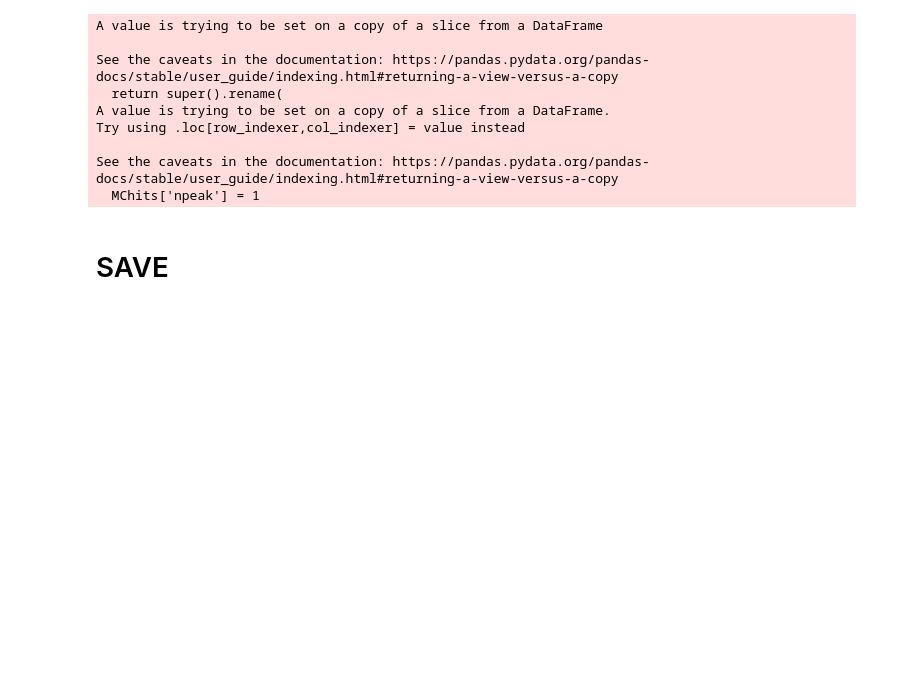
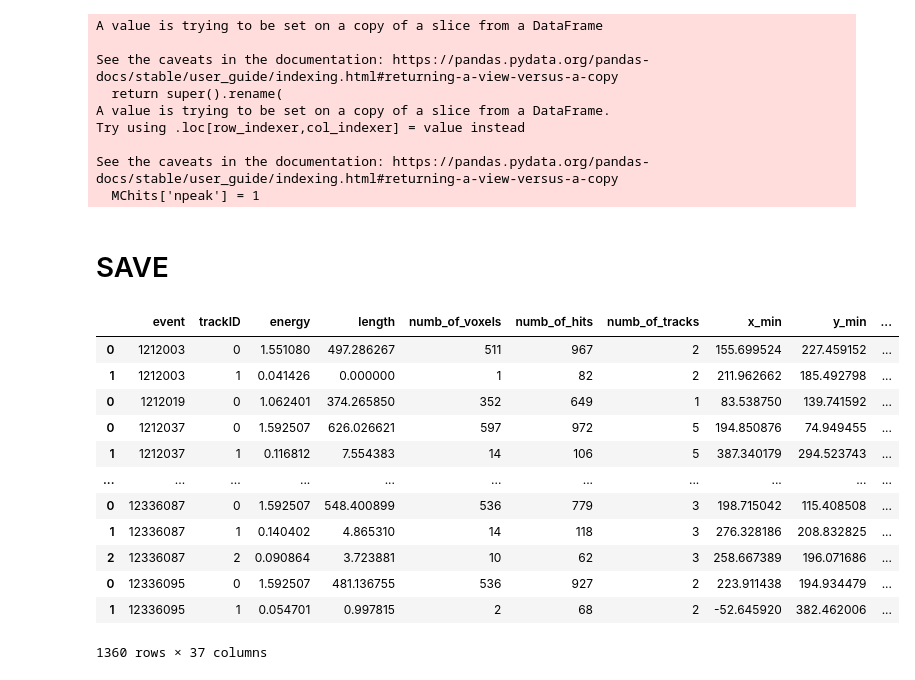
Before and after one commit to jwaiton/topology_development, a Jupyter notebook: data_cleaning/extract_signal_events.ipynb, the cells around one changed output. Drawn from its saved outputs; the diff is of its cells as text; code cells hidden in the pictures; blank space fills up the shorter version.

```diff
--- a/data_cleaning/extract_signal_events.ipynb
+++ b/data_cleaning/extract_signal_events.ipynb
@@ -158,0 +161,16 @@ with tb.open_file(output_file, 'w') as h5out:
+# %%
+display(mc_out)
+# %% [output]
+|  | event | trackID | energy | length | numb_of_voxels | numb_of_hits | numb_of_tracks | x_min | y_min | ... |
+| 0 | 1212003 | 0 | 1.551080 | 497.286267 | 511 | 967 | 2 | 155.699524 | 227.459152 | ... |
+| 1 | 1212003 | 1 | 0.041426 | 0.000000 | 1 | 82 | 2 | 211.962662 | 185.492798 | ... |
+| 0 | 1212019 | 0 | 1.062401 | 374.265850 | 352 | 649 | 1 | 83.538750 | 139.741592 | ... |
+| 0 | 1212037 | 0 | 1.592507 | 626.026621 | 597 | 972 | 5 | 194.850876 | 74.949455 | ... |
+| 1 | 1212037 | 1 | 0.116812 | 7.554383 | 14 | 106 | 5 | 387.340179 | 294.523743 | ... |
+| ... | ... | ... | ... | ... | ... | ... | ... | ... | ... | ... |
+| 0 | 12336087 | 0 | 1.592507 | 548.400899 | 536 | 779 | 3 | 198.715042 | 115.408508 | ... |
+| 1 | 12336087 | 1 | 0.140402 | 4.865310 | 14 | 118 | 3 | 276.328186 | 208.832825 | ... |
+| 2 | 12336087 | 2 | 0.090864 | 3.723881 | 10 | 62 | 3 | 258.667389 | 196.071686 | ... |
+| 0 | 12336095 | 0 | 1.592507 | 481.136755 | 536 | 927 | 2 | 223.911438 | 194.934479 | ... |
+| 1 | 12336095 | 1 | 0.054701 | 0.997815 | 2 | 68 | 2 | -52.645920 | 382.462006 | ... |
+1360 rows × 37 columns
```
Also changed, not shown: parts of 2 cells of this notebook, 1 other file.
